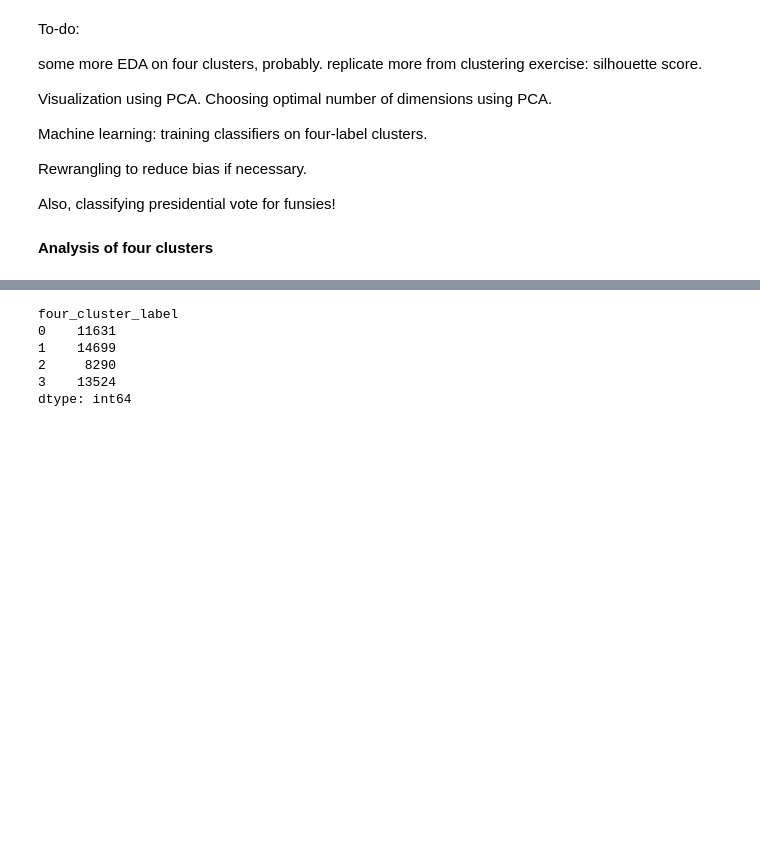
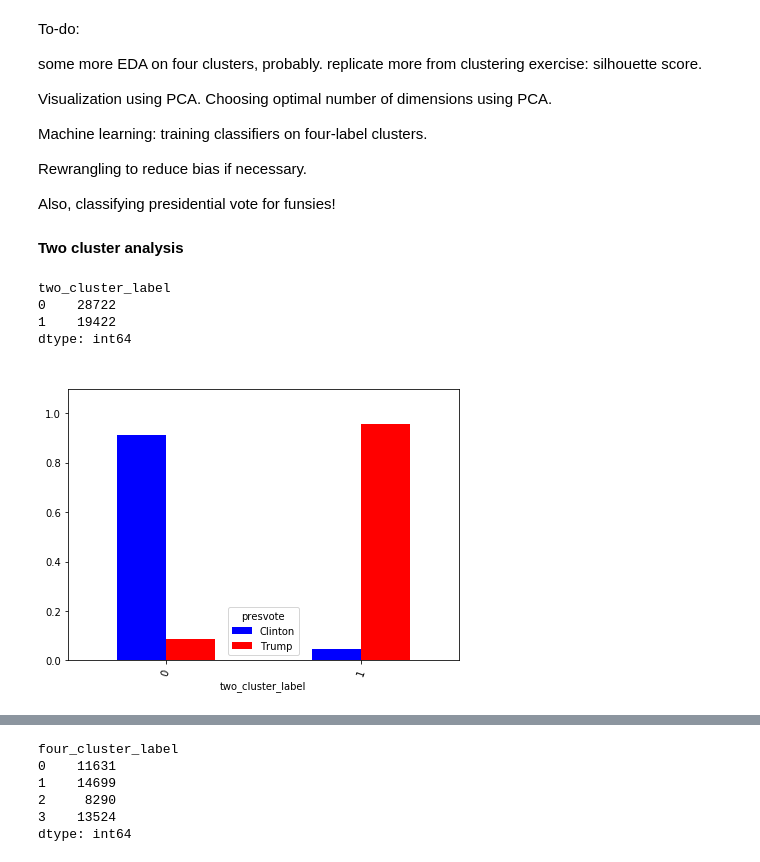
Before and after one commit to joshyou/springboard, a Jupyter notebook: Project 2/Capstone 2 clustering.ipynb, the cells around one changed output, grey strips where cells are left out. Saved outputs shown, nothing was run; the diff lists cells and outputs as text; code cells hidden in the pictures; blank space fills up the shorter version.

```diff
--- a/Project 2/Capstone 2 clustering.ipynb
+++ b/Project 2/Capstone 2 clustering.ipynb
@@ -250,5 +250,12 @@ Rewrangling to reduce bias if necessary.
 
 
 Also, classifying presidential vote for funsies!
-# %% [markdown]
-**Analysis of four clusters**
+# %% [markdown]
+**Two cluster analysis**
+# %%
+EDA_df.groupby(['two_cluster_label']).size()
+# %% [output]
+two_cluster_label
+0    28722
+1    19422
+dtype: int64
@@ -254,0 +279,4 @@ Also, classifying presidential vote for funsies!
+# %%
+pres_plot(EDA_df, 'two_cluster_label')
+# %% [output]
+[figure, added]
```
Also changed, not shown: parts of 7 cells of this notebook.
